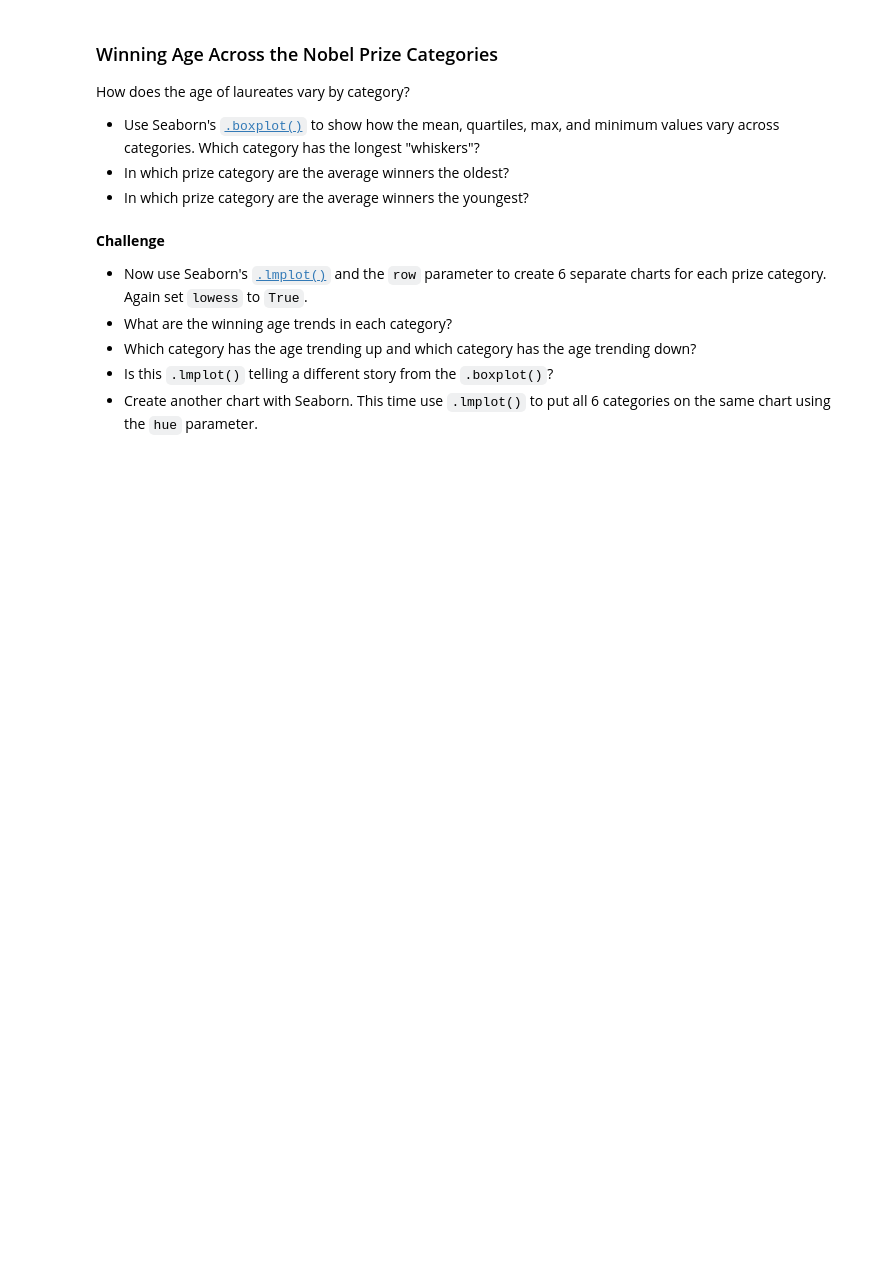
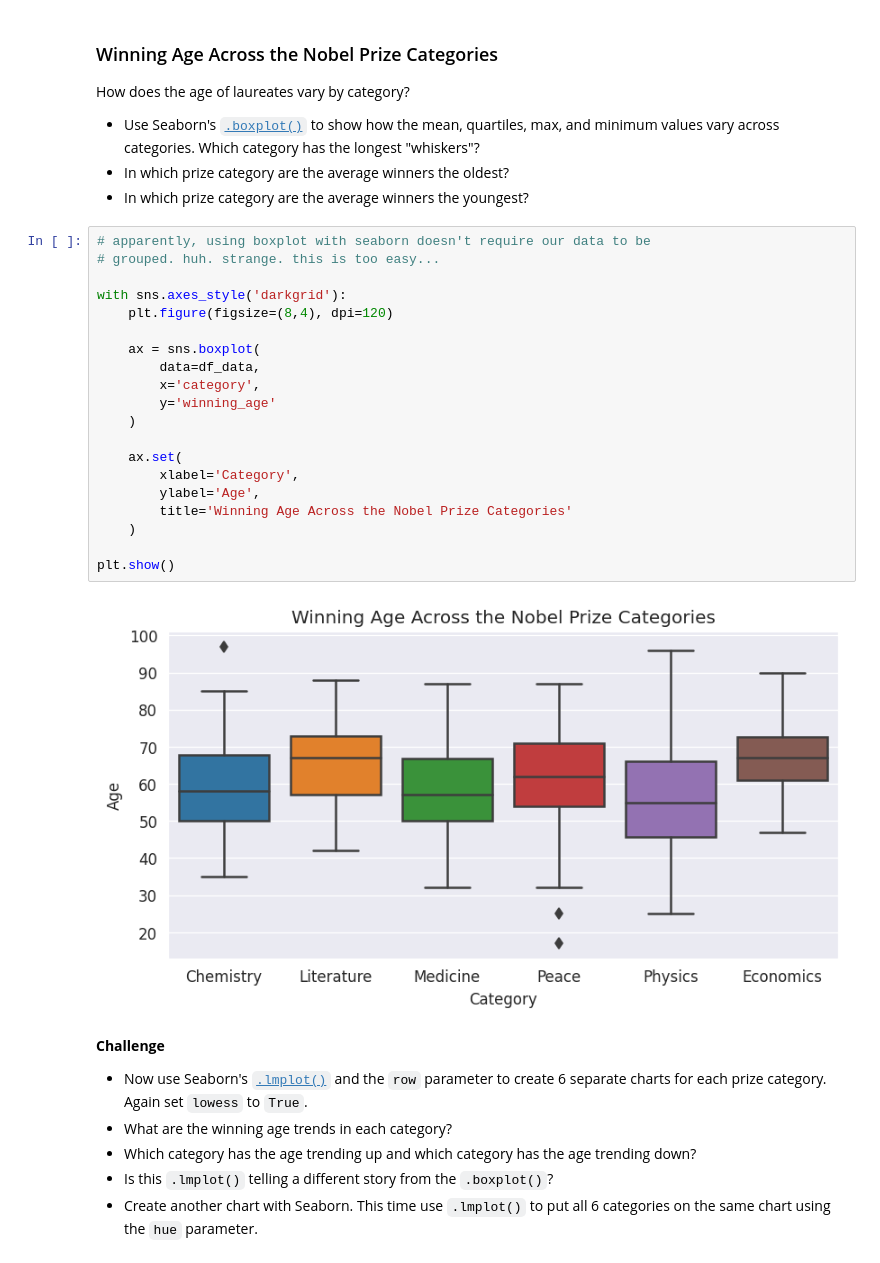
Before and after one commit to conraduouou/experiment-python, a Jupyter notebook: DAY 78 - Nobel Analysis/Nobel_Prize_Analysis_(start).ipynb, the cells around one changed output. Drawn from its saved outputs; the diff is of its cells as text; blank space fills up the shorter version.

```diff
--- a/DAY 78 - Nobel Analysis/Nobel_Prize_Analysis_(start).ipynb
+++ b/DAY 78 - Nobel Analysis/Nobel_Prize_Analysis_(start).ipynb
@@ -623,6 +884,28 @@ How does the age of laureates vary by category?
 * Use Seaborn's [`.boxplot()`](https://seaborn.pydata.org/generated/seaborn.boxplot.html?highlight=boxplot#seaborn.boxplot) to show how the mean, quartiles, max, and minimum values vary across categories. Which category has the longest "whiskers"?
 * In which prize category are the average winners the oldest?
 * In which prize category are the average winners the youngest?
+# %%
+# apparently, using boxplot with seaborn doesn't require our data to be
+# grouped. huh. strange. this is too easy...
+
+with sns.axes_style('darkgrid'):
+    plt.figure(figsize=(8,4), dpi=120)
+
+    ax = sns.boxplot(
+        data=df_data,
+        x='category',
+        y='winning_age'
+    )
+
+    ax.set(
+        xlabel='Category',
+        ylabel='Age',
+        title='Winning Age Across the Nobel Prize Categories'
+    )
+
+plt.show()
+# %% [output]
+[figure, added]
 # %% [markdown]
 **Challenge**
 * Now use Seaborn's [`.lmplot()`](https://seaborn.pydata.org/generated/seaborn.lmplot.html?highlight=lmplot#seaborn.lmplot) and the `row` parameter to create 6 separate charts for each prize category. Again set `lowess` to `True`.
```
Also changed, not shown: parts of 38 cells of this notebook.
